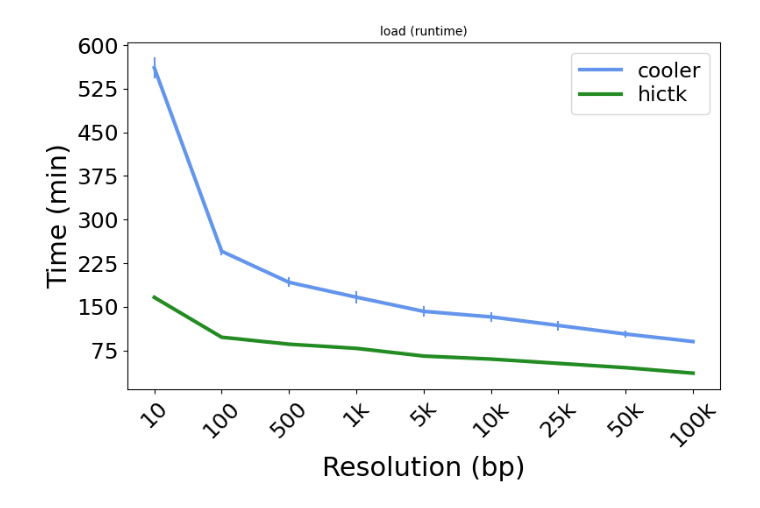
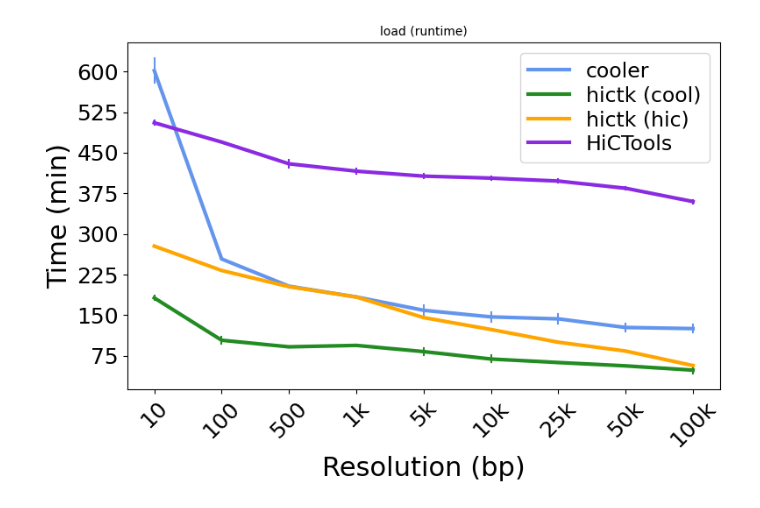
Before and after one commit to paulsengroup/2023-hictk-paper, a Jupyter notebook: bin/plotting/plot_load_benchmarks.ipynb, the cells around one changed output. Cells and saved outputs as stored; diff of their text form; code cells hidden in the pictures.

```diff
--- a/bin/plotting/plot_load_benchmarks.ipynb
+++ b/bin/plotting/plot_load_benchmarks.ipynb
@@ -12,8 +12,10 @@ wd = "../../"
 bench_results = f"{wd}/benchmarks/data/output/load/report.tsv"
 
 tool_pretty_names = {
-    "cooler_pairs": "cooler",
-    "hictk_pairs": "hictk",
+    "cooler_cool": "cooler",
+    "hictk_cool": "hictk (cooler)",
+    "hictk_hic": "hictk (hic)",
+    "hictools_hic": "hictools",
 }
 
 resolutions_pretty = {
@@ -33,7 +35,8 @@ resolutions_pretty = {
     5000000: "5M",
 }
 
-color_palette = ["cornflowerblue", "forestgreen"]
+color_palette = ["cornflowerblue", "forestgreen", "orange", "blueviolet"]
+
 
 matplotlib.rcParams.update(
     {"axes.titlesize": 10, "axes.labelsize": 22, "legend.fontsize": 17, "xtick.labelsize": 18, "ytick.labelsize": 18}
@@ -74,33 +77,35 @@ sns.lineplot(
     hue="tool",
     palette=color_palette,
     estimator="median",
     err_style="bars",
     errorbar=("se", 2),
     ax=ax1,
     linewidth=3,
     seed=123456,
     legend=True,
 )
 
 ax1.set(title="load (runtime)", ylabel="Time (min)", xlabel="Resolution (bp)")
 
 ax1.tick_params(axis="x", rotation=45)
 
 ax1.legend(
     handles=[
         Line2D([0], [0], color=color_palette[0], lw=3, label="cooler"),
-        Line2D([0], [0], color=color_palette[1], lw=3, label="hictk"),
+        Line2D([0], [0], color=color_palette[1], lw=3, label="hictk (cool)"),
+        Line2D([0], [0], color=color_palette[2], lw=3, label="hictk (hic)"),
+        Line2D([0], [0], color=color_palette[3], lw=3, label="HiCTools"),
     ],
     labelspacing=0.2,
     loc="upper right",
 )
 
 loc1 = plticker.MultipleLocator(base=75)
 ax1.yaxis.set_major_locator(loc1)
 
 fig.tight_layout()
 fig.savefig("/tmp/load_runtime.png", dpi=600)
 fig.savefig("/tmp/load_runtime.svg")
 # %% [output]
-[figure, old version]
+[figure, new version]
 # %%
```
Also changed, not shown: parts of 2 cells of this notebook, 10 other files.
